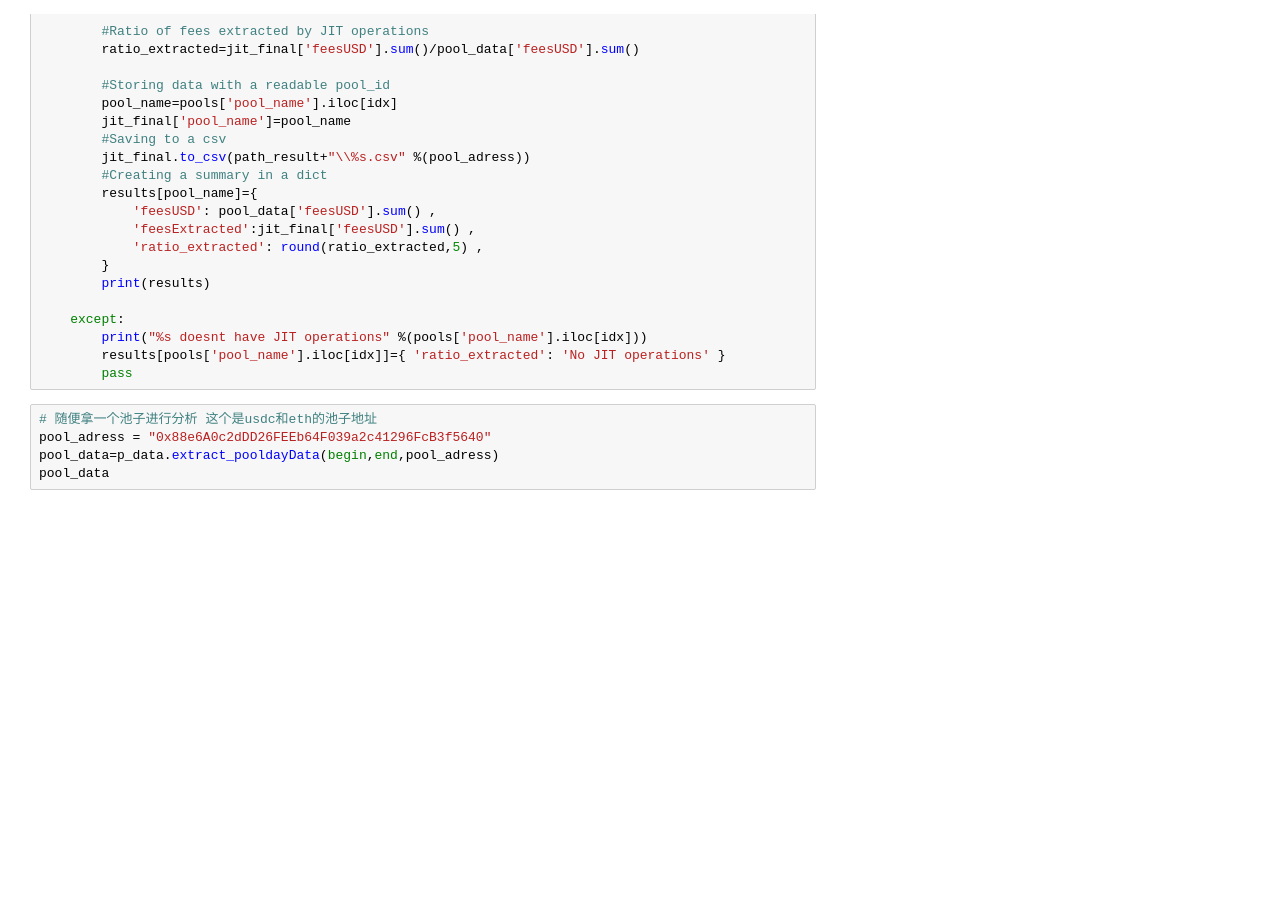
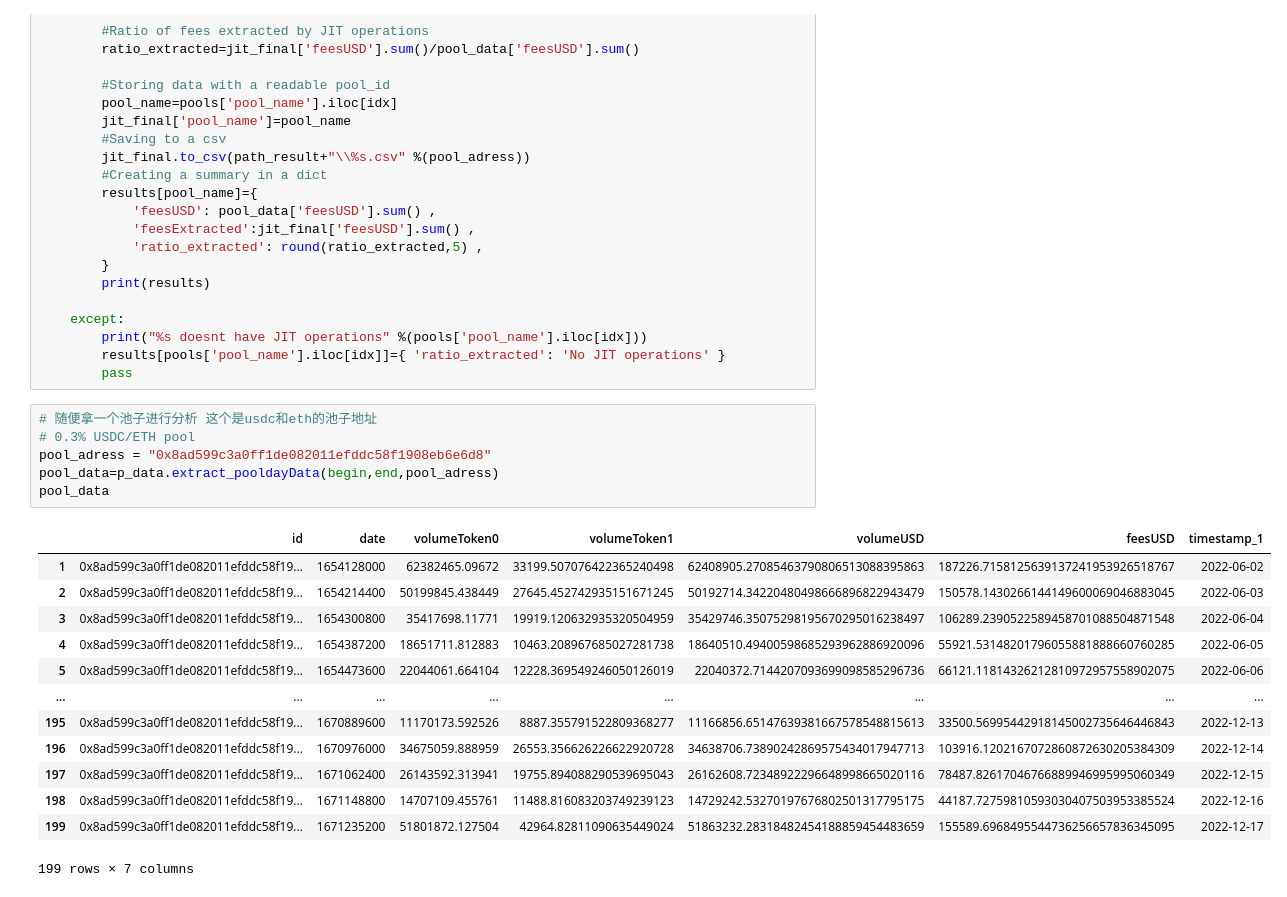
Before and after one commit to Fooooooooooox/learn_uniswapv3, a Jupyter notebook: impermanentLoss.ipynb, the cells around one changed output. Drawn from its saved outputs; the diff is of its cells as text; blank space fills up the shorter version.

```diff
--- a/impermanentLoss.ipynb
+++ b/impermanentLoss.ipynb
@@ -81,6 +81,21 @@ for idx,pool_adress in enumerate(pools_adresses):
         pass
 # %%
 # 随便拿一个池子进行分析 这个是usdc和eth的池子地址
-pool_adress = "0x88e6A0c2dDD26FEEb64F039a2c41296FcB3f5640"
+# 0.3% USDC/ETH pool
+pool_adress = "0x8ad599c3a0ff1de082011efddc58f1908eb6e6d8"
 pool_data=p_data.extract_pooldayData(begin,end,pool_adress)
 pool_data
+# %% [output]
+|  | id | date | volumeToken0 | volumeToken1 | volumeUSD | feesUSD | timestamp_1 |
+| 1 | 0x8ad599c3a0ff1de082011efddc58f19... | 1654128000 | 62382465.09672 | 33199.507076422365240498 | 62408905.27085463790806513088395863 | 187226.7158125639137241953926518767 | 2022-06-02 |
+| 2 | 0x8ad599c3a0ff1de082011efddc58f19... | 1654214400 | 50199845.438449 | 27645.452742935151671245 | 50192714.34220480498666896822943479 | 150578.1430266144149600069046883045 | 2022-06-03 |
+| 3 | 0x8ad599c3a0ff1de082011efddc58f19... | 1654300800 | 35417698.11771 | 19919.120632935320504959 | 35429746.35075298195670295016238497 | 106289.2390522589458701088504871548 | 2022-06-04 |
+| 4 | 0x8ad599c3a0ff1de082011efddc58f19... | 1654387200 | 18651711.812883 | 10463.208967685027281738 | 18640510.49400598685293962886920096 | 55921.53148201796055881888660760285 | 2022-06-05 |
+| 5 | 0x8ad599c3a0ff1de082011efddc58f19... | 1654473600 | 22044061.664104 | 12228.369549246050126019 | 22040372.7144207093699098585296736 | 66121.11814326212810972957558902075 | 2022-06-06 |
+| ... | ... | ... | ... | ... | ... | ... | ... |
+| 195 | 0x8ad599c3a0ff1de082011efddc58f19... | 1670889600 | 11170173.592526 | 8887.355791522809368277 | 11166856.65147639381667578548815613 | 33500.56995442918145002735646446843 | 2022-12-13 |
+| 196 | 0x8ad599c3a0ff1de082011efddc58f19... | 1670976000 | 34675059.888959 | 26553.356626226622920728 | 34638706.73890242869575434017947713 | 103916.1202167072860872630205384309 | 2022-12-14 |
+| 197 | 0x8ad599c3a0ff1de082011efddc58f19... | 1671062400 | 26143592.313941 | 19755.894088290539695043 | 26162608.72348922296648998665020116 | 78487.82617046766889946995995060349 | 2022-12-15 |
+| 198 | 0x8ad599c3a0ff1de082011efddc58f19... | 1671148800 | 14707109.455761 | 11488.816083203749239123 | 14729242.53270197676802501317795175 | 44187.72759810593030407503953385524 | 2022-12-16 |
+| 199 | 0x8ad599c3a0ff1de082011efddc58f19... | 1671235200 | 51801872.127504 | 42964.82811090635449024 | 51863232.28318482454188859454483659 | 155589.6968495544736256657836345095 | 2022-12-17 |
+199 rows × 7 columns
```
Also changed, not shown: parts of 6 cells of this notebook, 7 other files.
